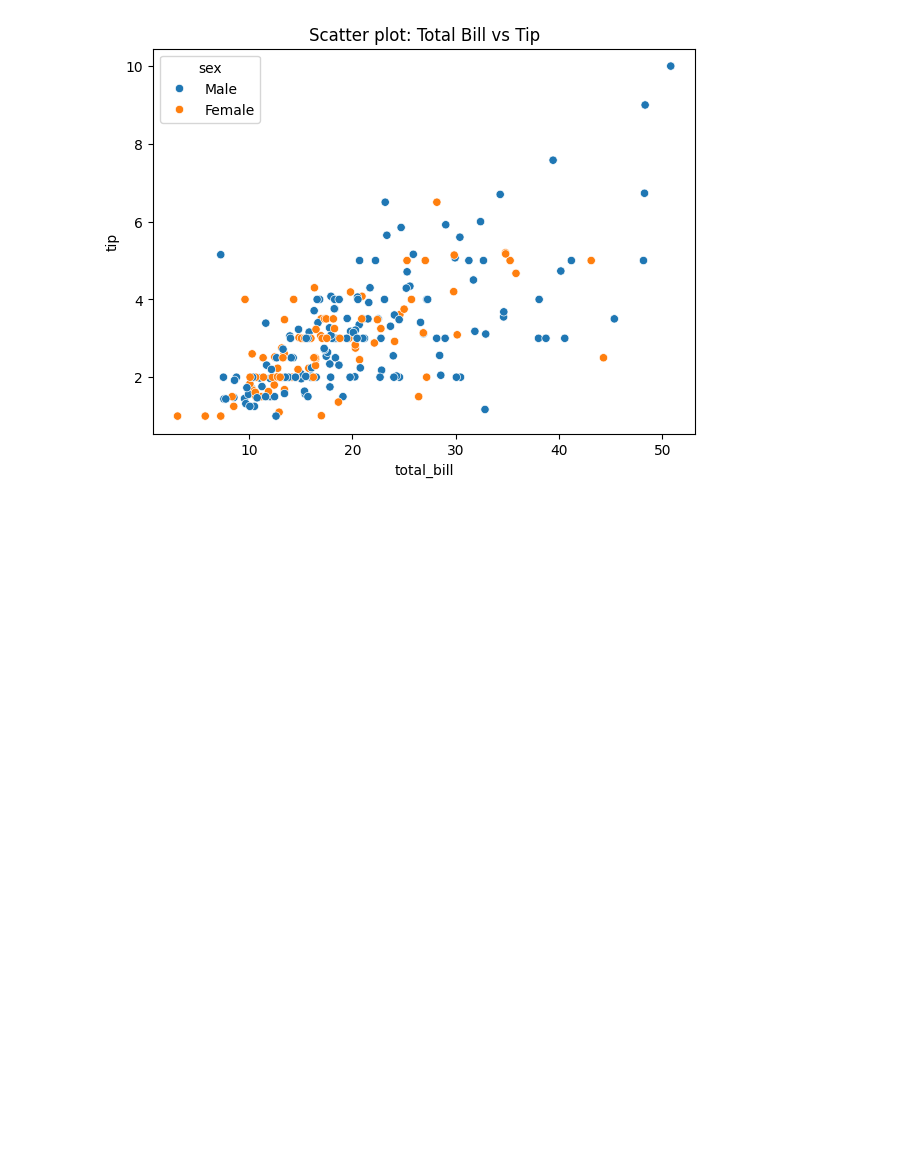
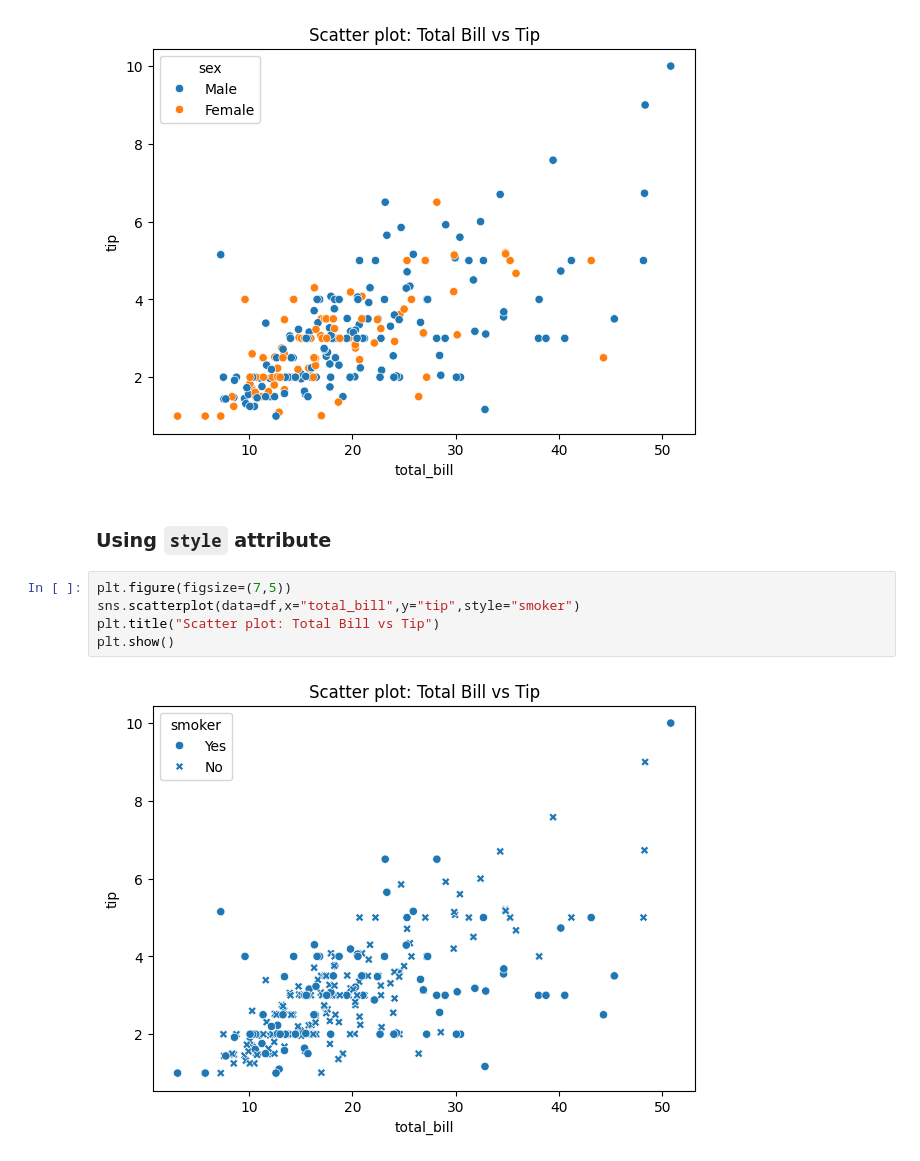
Before and after one commit to Ishan1012/python-chestsheets, a Jupyter notebook: matplotlib cheatsheet.ipynb, the cells around one changed output. Cells and saved outputs as stored; diff of their text form; blank space fills up the shorter version.

Commit message:
added categorical differentiation in the scatter plot of Seaborn

```diff
--- a/matplotlib cheatsheet.ipynb
+++ b/matplotlib cheatsheet.ipynb
@@ -263,3 +265,12 @@ plt.title("Scatter plot: Total Bill vs Tip")
 plt.show()
 # %% [output]
 [figure]
+# %% [markdown]
+### Using `style` attribute
+# %%
+plt.figure(figsize=(7,5))
+sns.scatterplot(data=df,x="total_bill",y="tip",style="smoker")
+plt.title("Scatter plot: Total Bill vs Tip")
+plt.show()
+# %% [output]
+[figure, added]
```
Also changed, not shown: parts of 3 cells of this notebook.
